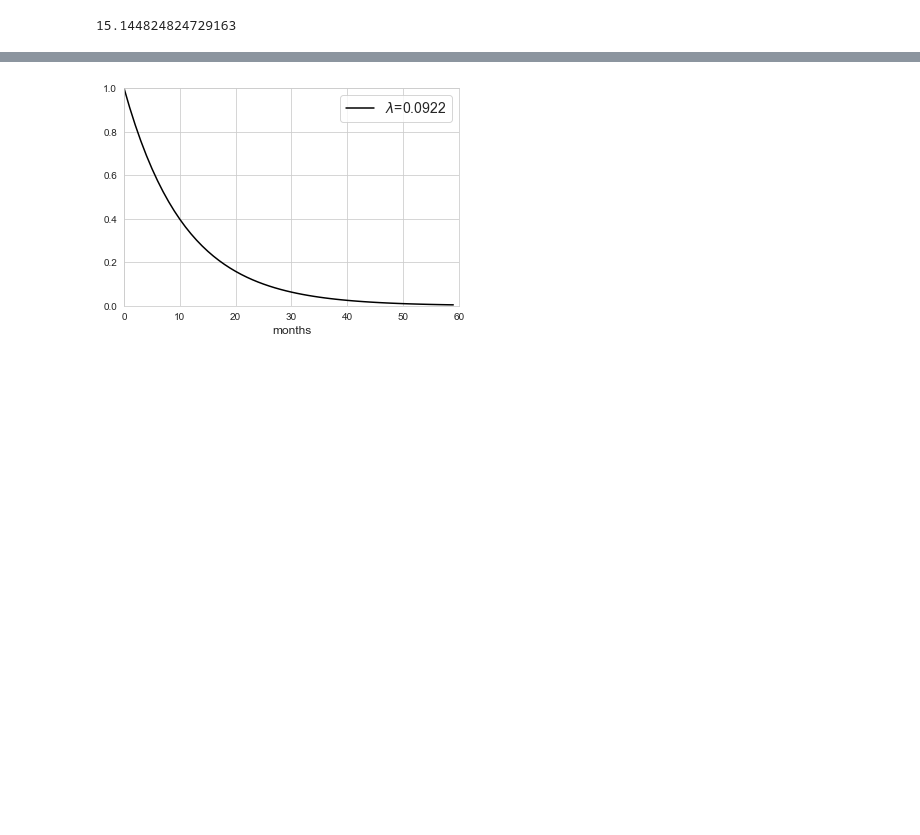
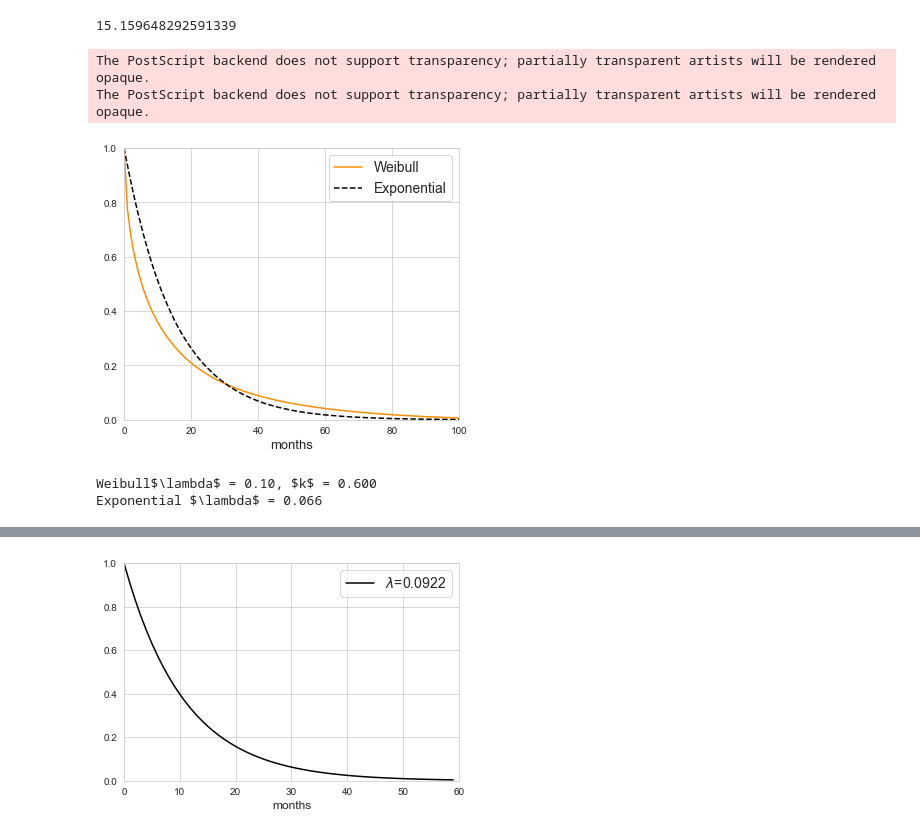
Before and after one commit to crisla/UVD_ABS_code, a Jupyter notebook: SimulationPlots.ipynb, the cells around one changed output, grey strips where cells are left out. Saved outputs shown, nothing was run; the diff lists cells and outputs as text; code cells hidden in the pictures; blank space fills up the shorter version.

Commit message:
Last plot update

```diff
--- a/SimulationPlots.ipynb
+++ b/SimulationPlots.ipynb
@@ -92,4 +51,4 @@ np.average(sample_dd)
 # %%
-np.average(sample_constant)
+np.average(sample_ht)
 # %% [output]
-15.144824824729163
+15.159648292591339
@@ -95,0 +60,36 @@ np.average(sample_constant)
+# %%
+T = 12*10
+
+plt.figure(figsize=(6,5))
+
+# plt.title('Decreasing hazard rate (duration dependence)',fontsize=14)
+
+h_data, dd_bins = np.histogram(sample_dd, bins=np.arange(0,T,1))
+h_data= h_data/np.sum(h_data)
+
+hc_data, hc_bins = np.histogram(sample_constant, bins=np.arange(0,T,1))
+hc_data= hc_data/np.sum(hc_data)
+
+# adj_exp = least_squares(ssr_cdf,0.04,args=(np.cumsum(h_data),1))
+
+plt.plot(dd_bins, np.hstack((1,1-np.cumsum(h_data))), c='darkorange',
+         label = r"Weibull") # $\lambda$ = {:,.2f}, $k$ = {:,.2f}".format(1/med_lbda,k)
+plt.plot(hc_bins, np.hstack((1,1-np.cumsum(hc_data))), c='k',ls='--',
+         label = r"Exponential") # $\lambda$ = {:,.2f}".format(1/implied_lambda))
+
+plt.legend(fontsize=14)
+plt.xlabel('months',fontsize=13)
+plt.xlim(0,100)
+plt.ylim(0,1)
+
+plt.savefig('./plots/simulation1.eps',format='eps')
+plt.show()
+
+print(r"Weibull$\lambda$ = {:,.2f}, $k$ = {:,.3f}".format(1/med_lbda,k))
+print(r"Exponential $\lambda$ = {:,.3f}".format(1/implied_lambda))
+# %% [output]
+The PostScript backend does not support transparency; partially transparent artists will be rendered opaque.
+The PostScript backend does not support transparency; partially transparent artists will be rendered opaque.
+[figure, added]
+Weibull$\lambda$ = 0.10, $k$ = 0.600
+Exponential $\lambda$ = 0.066
```
Also changed, not shown: parts of 17 cells of this notebook, 38 other files.
